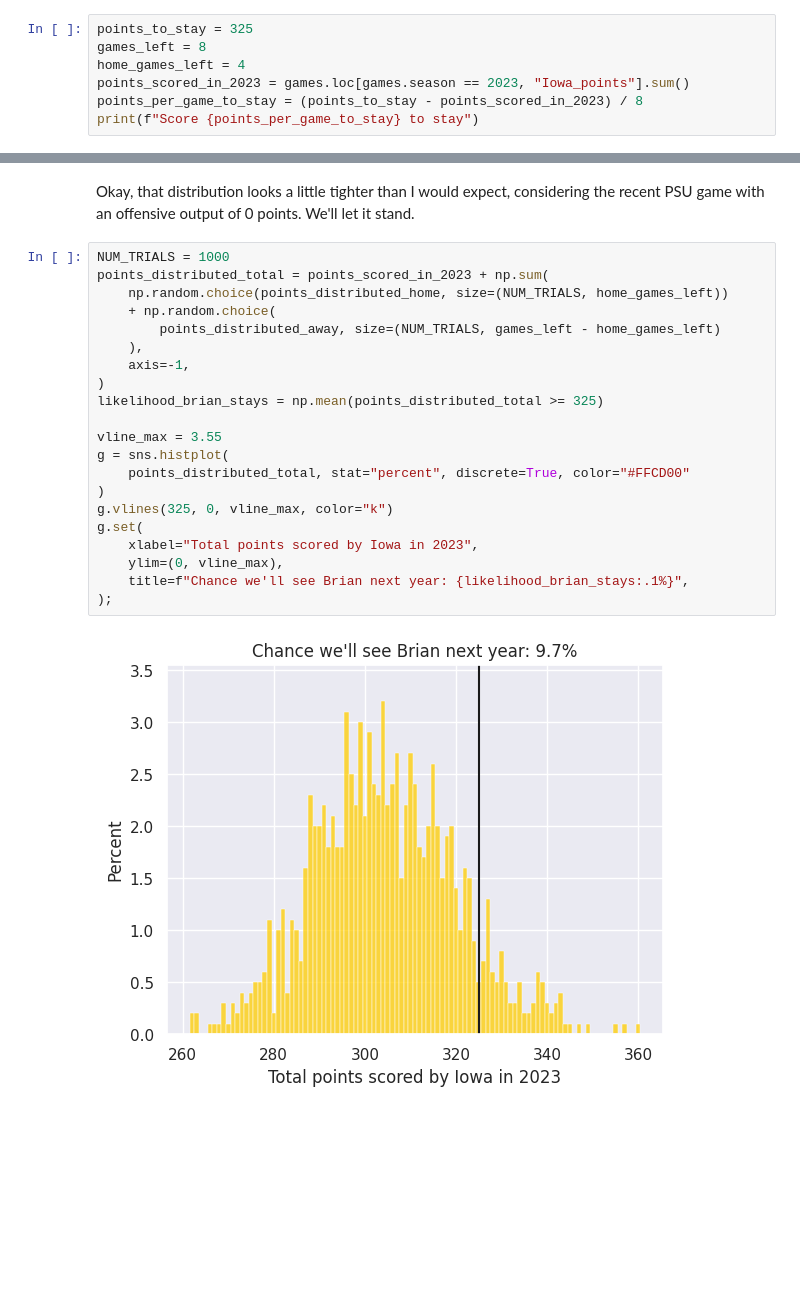
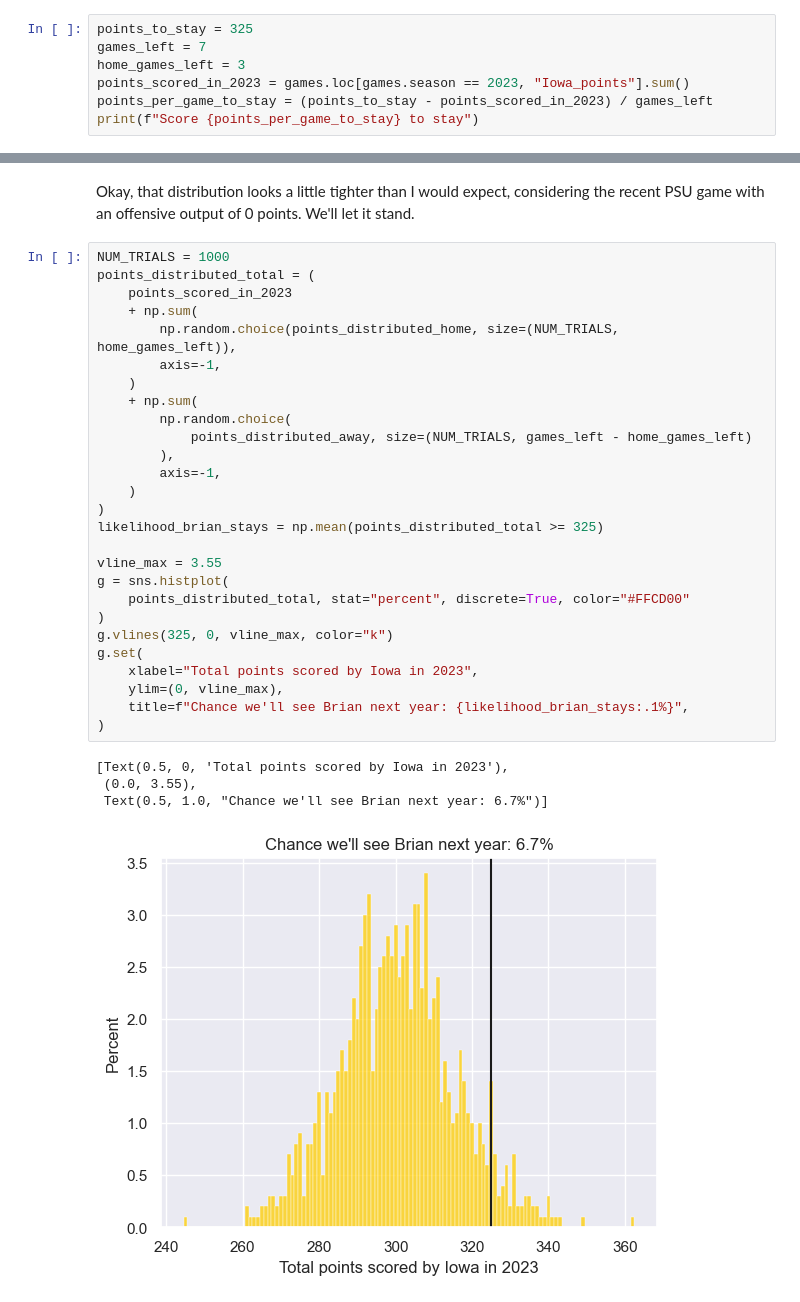
Before and after one commit to frank1010111/iowa-scoring, a Jupyter notebook: notebooks/analyze.ipynb, the cells around one changed output, grey strips where cells are left out. Cells and saved outputs as stored; diff of their text form; blank space fills up the shorter version.

```diff
--- a/notebooks/analyze.ipynb
+++ b/notebooks/analyze.ipynb
@@ -126,9 +125,9 @@ Now, given 8 games left (including the bowl), these being conference games, and
 First, he's got to score how much to stay?
 # %%
 points_to_stay = 325
-games_left = 8
-home_games_left = 4
+games_left = 7
+home_games_left = 3
 points_scored_in_2023 = games.loc[games.season == 2023, "Iowa_points"].sum()
-points_per_game_to_stay = (points_to_stay - points_scored_in_2023) / 8
+points_per_game_to_stay = (points_to_stay - points_scored_in_2023) / games_left
 print(f"Score {points_per_game_to_stay} to stay")
 # %% [output]
@@ -236,24 +236,33 @@ ax.set(xlim=(0, 55), xlabel="Points scored in a game", ylabel="Trials");
 Okay, that distribution looks a little tighter than I would expect, considering the recent PSU game with an offensive output of 0 points. We'll let it stand.
 # %%
 NUM_TRIALS = 1000
-points_distributed_total = points_scored_in_2023 + np.sum(
-    np.random.choice(points_distributed_home, size=(NUM_TRIALS, home_games_left))
-    + np.random.choice(
-        points_distributed_away, size=(NUM_TRIALS, games_left - home_games_left)
-    ),
-    axis=-1,
+points_distributed_total = (
+    points_scored_in_2023
+    + np.sum(
+        np.random.choice(points_distributed_home, size=(NUM_TRIALS, home_games_left)),
+        axis=-1,
+    )
+    + np.sum(
+        np.random.choice(
+            points_distributed_away, size=(NUM_TRIALS, games_left - home_games_left)
+        ),
+        axis=-1,
+    )
 )
 likelihood_brian_stays = np.mean(points_distributed_total >= 325)
 
 vline_max = 3.55
 g = sns.histplot(
     points_distributed_total, stat="percent", discrete=True, color="#FFCD00"
 )
 g.vlines(325, 0, vline_max, color="k")
 g.set(
     xlabel="Total points scored by Iowa in 2023",
     ylim=(0, vline_max),
     title=f"Chance we'll see Brian next year: {likelihood_brian_stays:.1%}",
-);
+)
 # %% [output]
+[Text(0.5, 0, 'Total points scored by Iowa in 2023'),
+ (0.0, 3.55),
+ Text(0.5, 1.0, "Chance we'll see Brian next year: 6.7%")]
-[figure, old version]
+[figure, new version]
```
Also changed, not shown: parts of 13 cells of this notebook.
